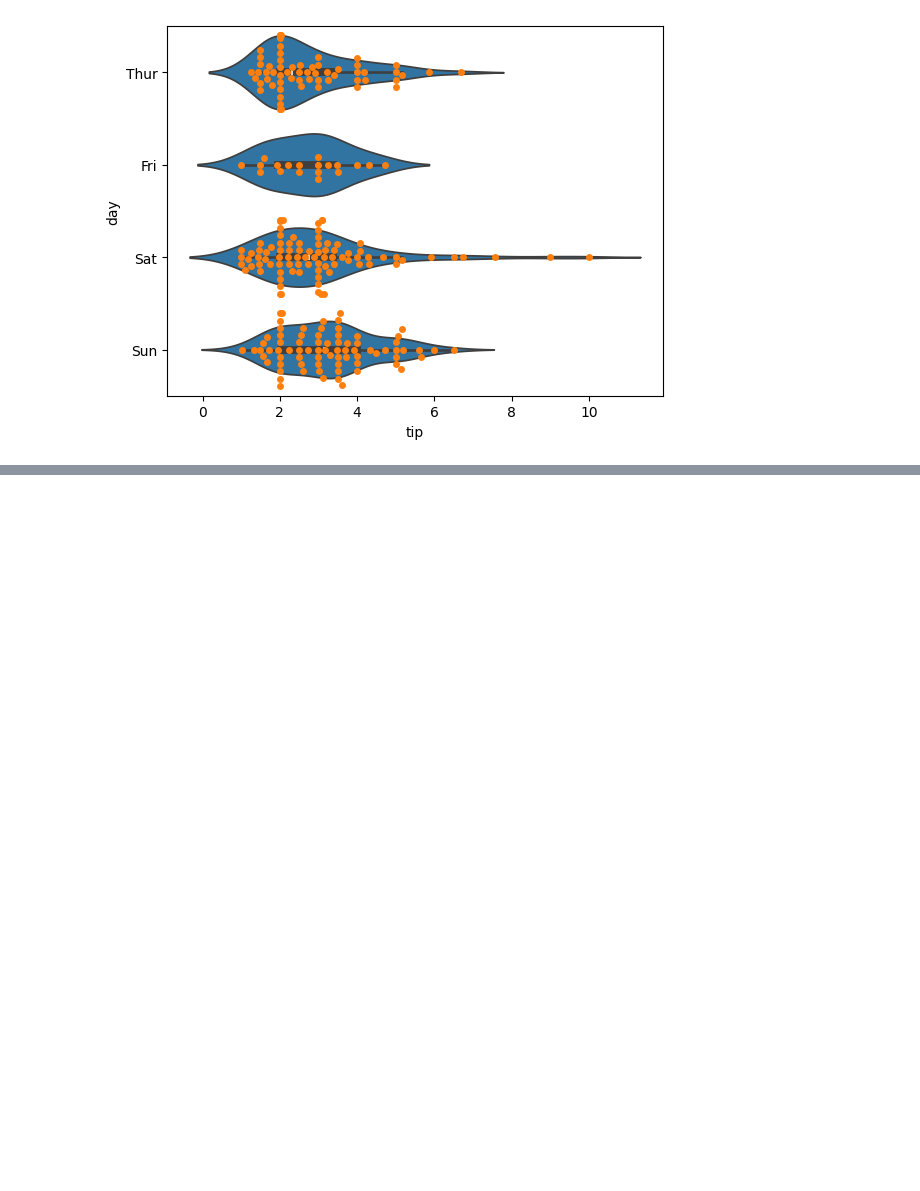
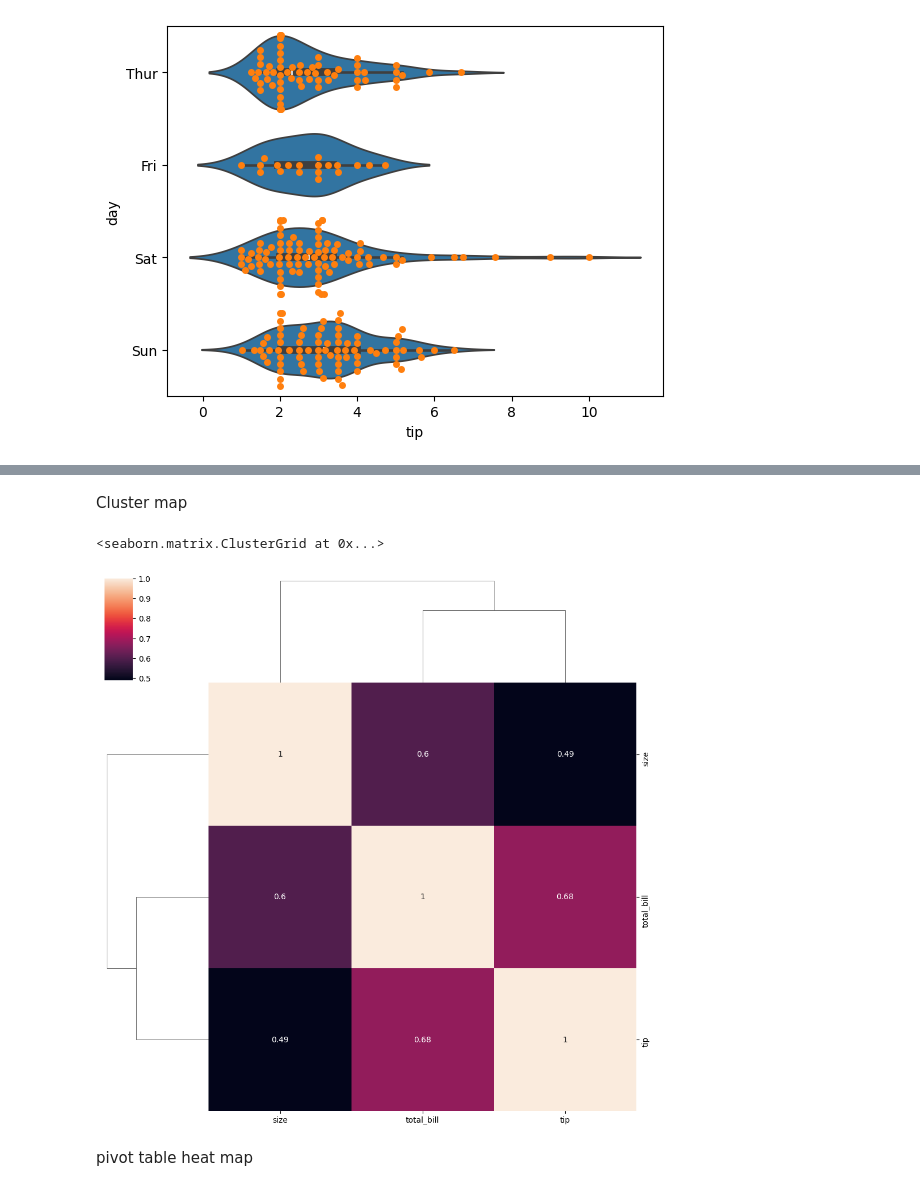
Before and after one commit to Ruhi1010/machine_learning, a Jupyter notebook: ml_library_basics/seaborn/test.ipynb, the cells around one changed output, grey strips where cells are left out. Cells and saved outputs as stored; diff of their text form; code cells hidden in the pictures; blank space fills up the shorter version.

```diff
--- a/ml_library_basics/seaborn/test.ipynb
+++ b/ml_library_basics/seaborn/test.ipynb
@@ -128,0 +194,9 @@ sns.swarmplot(data = df, x = 'tip', y = 'day')
+# %% [markdown]
+Cluster map
+# %%
+sns.clustermap(tipscorr.corr(), annot=True)
+# %% [output]
+<seaborn.matrix.ClusterGrid at 0x...>
+[figure, added]
+# %% [markdown]
+pivot table heat map
```
Also changed, not shown: parts of 15 cells of this notebook, 1 other file.
